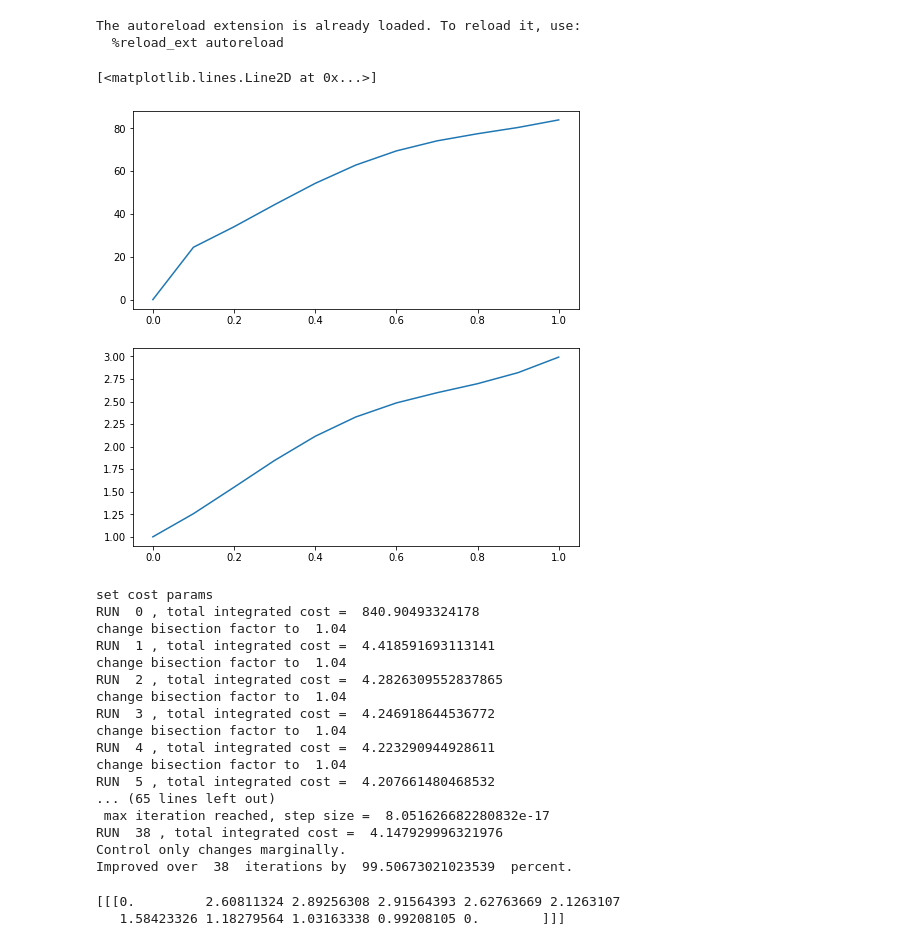
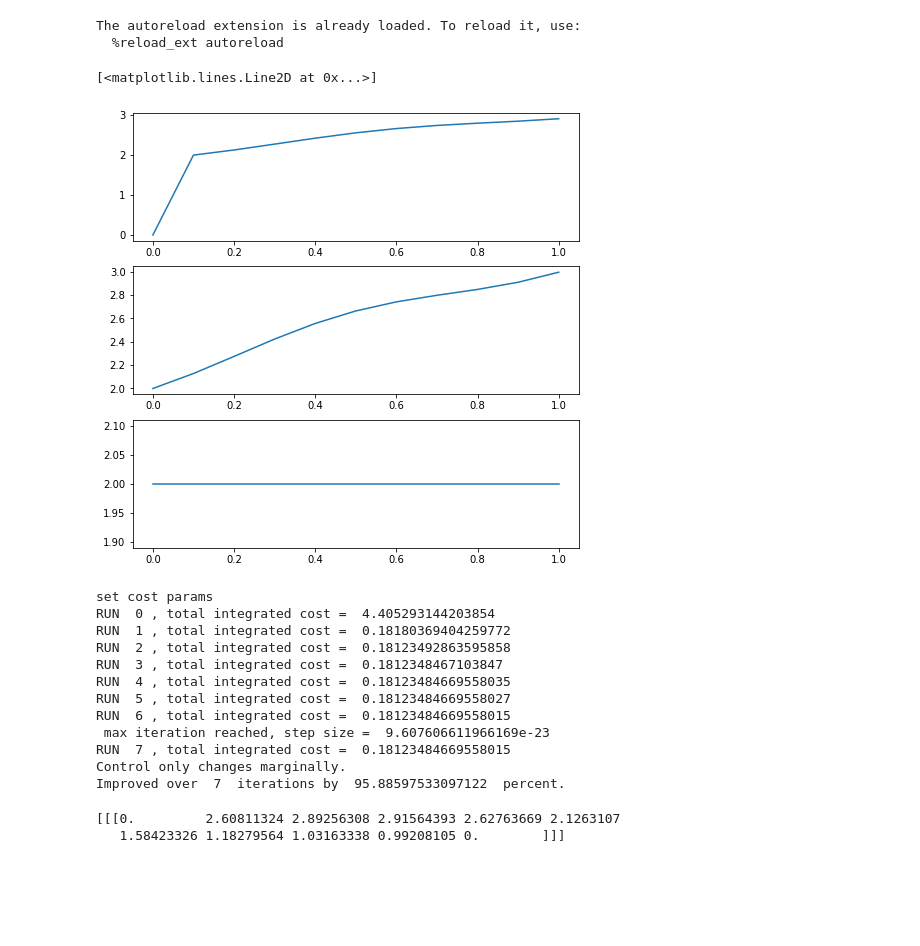
Before and after one commit to lenasal/neurolib, a Jupyter notebook: simp/c.ipynb, the cells around one changed output. Saved outputs shown, nothing was run; the diff lists cells and outputs as text; code cells hidden in the pictures; blank space fills up the shorter version.

```diff
--- a/simp/c.ipynb
+++ b/simp/c.ipynb
@@ -35,27 +35,28 @@ test_step = 1e-12
 # %%
 dur = 1.
 
 a.params.duration = dur
+a.params.mufe_init = np.array( [2.] )
 
 target = a.getZeroTarget()
 control1 = a.getZeroControl()
 
 control1[0,0,:] += 2.
 control1[0,0,:] += np.sin(6.*np.arange(0,dur+a.params.dt,a.params.dt))
 
 a.run(control=control1)
 
 target[:,0,:] = a.rates_exc[:,:]
 
-fig, axes = plt.subplots(2, figsize=(8, 8))
+fig, axes = plt.subplots(3, figsize=(8, 8))
 axes[0].plot(a.t, a.state["rates_exc"][0,:])
 axes[1].plot(a.t, a.state["mufe"][0,:])
-#axes[2].plot(simp.t, simp.state["tau_exc"][0,:])
+axes[2].plot(a.t, a.state["tau_exc"][0,:])
 # %% [output]
 [<matplotlib.lines.Line2D at 0x...>]
-[figure, old version]
+[figure, new version]
 # %%
-max_cntrl = 10. * 5.
+max_cntrl = 1. * 5.
 start_step = 10.
 cost_params = [1.0, 2.0, 0.0]
 
@@ -63,33 +64,28 @@ init_state_vars = np.array( [a.params.rates_exc_init, a.params.mufe_init] )
 cost.setParams(cost_params[0], cost_params[1], cost_params[2])
 
 control2 = a.getZeroControl()
-#control2 += 1.
+control2 += 2.
 
-max_it = 150
+max_it = 40
 
 A1_bestControlA, A1_bestStateA, A1_costA, runtime = a.A1(control2, target, c_scheme, u_mat, u_scheme,
         max_iteration_ = max_it, tolerance_ = tol, startStep_ = start_step, max_control_ = max_cntrl,
         t_sim_ = dur, t_sim_pre_ = dur_pre, t_sim_post_ = dur_post)
 
-#0.7262797905237487
+#0.6357411184021394
 # %% [output]
 set cost params
-RUN  0 , total integrated cost =  840.90493324178
-change bisection factor to  1.04
-RUN  1 , total integrated cost =  4.418591693113141
-change bisection factor to  1.04
-RUN  2 , total integrated cost =  4.2826309552837865
-change bisection factor to  1.04
-RUN  3 , total integrated cost =  4.246918644536772
-change bisection factor to  1.04
-RUN  4 , total integrated cost =  4.223290944928611
-change bisection factor to  1.04
-RUN  5 , total integrated cost =  4.207661480468532
-... (65 lines left out)
- max iteration reached, step size =  8.051626682280832e-17
-RUN  38 , total integrated cost =  4.147929996321976
+RUN  0 , total integrated cost =  4.405293144203854
+RUN  1 , total integrated cost =  0.18180369404259772
+RUN  2 , total integrated cost =  0.18123492863595858
+RUN  3 , total integrated cost =  0.1812348467103847
+RUN  4 , total integrated cost =  0.18123484669558035
+RUN  5 , total integrated cost =  0.18123484669558027
+RUN  6 , total integrated cost =  0.18123484669558015
+ max iteration reached, step size =  9.607606611966169e-23
+RUN  7 , total integrated cost =  0.18123484669558015
 Control only changes marginally.
-Improved over  38  iterations by  99.50673021023539  percent.
+Improved over  7  iterations by  95.88597533097122  percent.
 # %%
 print(A1_bestControlA)
 plotFunc.plot_control(a, A1_bestControlA, dur, dur_pre, dur_post, init_state_vars, target,
```
Also changed, not shown: parts of 2 cells of this notebook, 23 other files.
